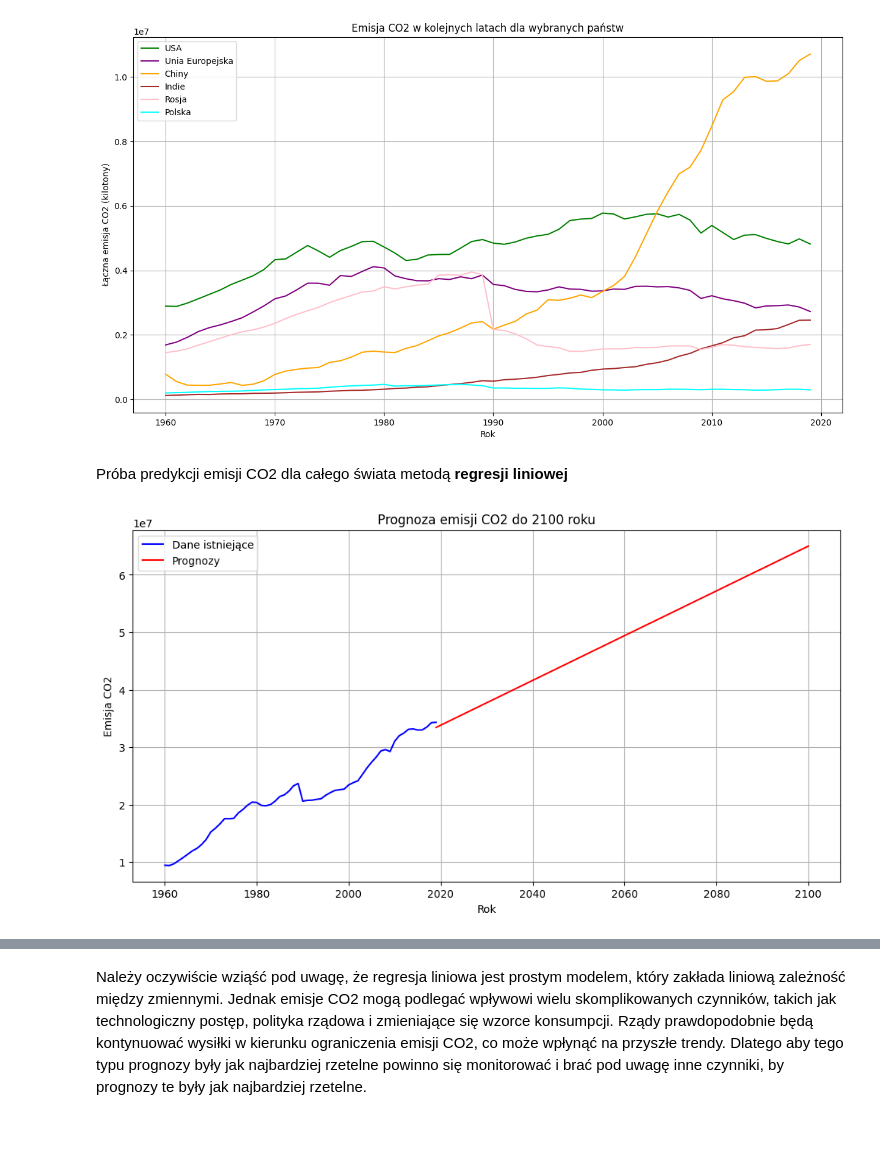
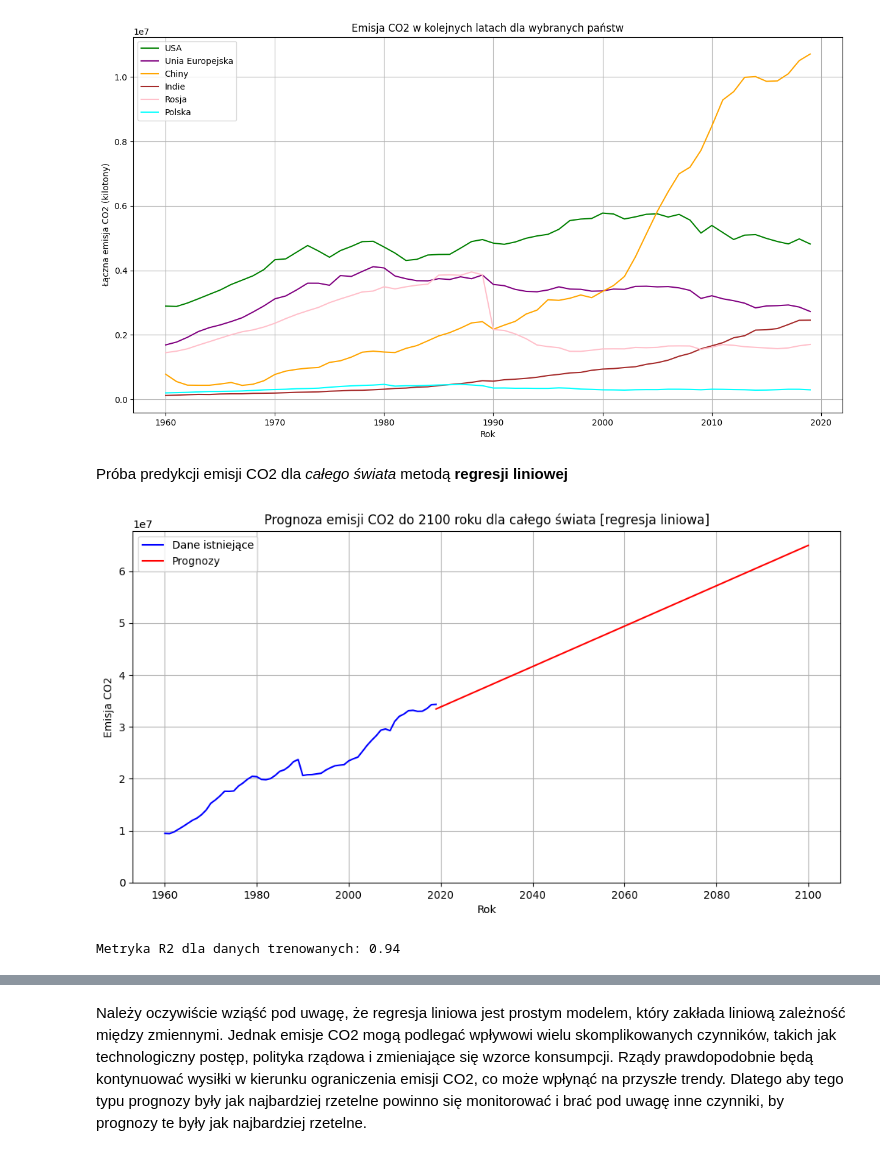
Before and after one commit to kuba172/analiza-zmian-klimatycznych-metodami-uczenia-maszynowego, a Jupyter notebook: Analiza zmian klimatu metodą uczenia maszynowego.ipynb, the cells around one changed output, grey strips where cells are left out. Saved outputs shown, nothing was run; the diff lists cells and outputs as text; code cells hidden in the pictures.

```diff
--- a/Analiza zmian klimatu metodą uczenia maszynowego.ipynb
+++ b/Analiza zmian klimatu metodą uczenia maszynowego.ipynb
@@ -120,29 +129,34 @@ plt.show()
 # %% [output]
 [figure]
 # %% [markdown]
-Próba predykcji emisji CO2 dla całego świata metodą **regresji liniowej**
+Próba predykcji emisji CO2 dla *całego świata* metodą **regresji liniowej**
 # %%
 
 X = world_data[['year']]
 y = world_data['value']
 
+
 model = LinearRegression()
 model.fit(X, y)
+
+r2_train = model.score(X, y)
 
 future_years = [[year] for year in range(2019, 2101)]
 future_predictions = model.predict(future_years)
 
 plt.figure(figsize=(12, 6))
-
 plt.plot(world_data['year'], world_data['value'], color='blue', label='Dane istniejące')
-
 plt.plot(range(2019, 2101), future_predictions, color='red', label='Prognozy')
 
-plt.title('Prognoza emisji CO2 do 2100 roku')
+plt.title('Prognoza emisji CO2 do 2100 roku dla całego świata [regresja liniowa]')
 plt.xlabel('Rok')
 plt.ylabel('Emisja CO2')
+plt.ylim(0, None)
 plt.legend()
 plt.grid(True)
 plt.show()
+
+print('Metryka R2 dla danych trenowanych:',round(r2_train,2))
 # %% [output]
-[figure, old version]
+[figure, new version]
+Metryka R2 dla danych trenowanych: 0.94
```
Also changed, not shown: parts of 15 cells of this notebook.
